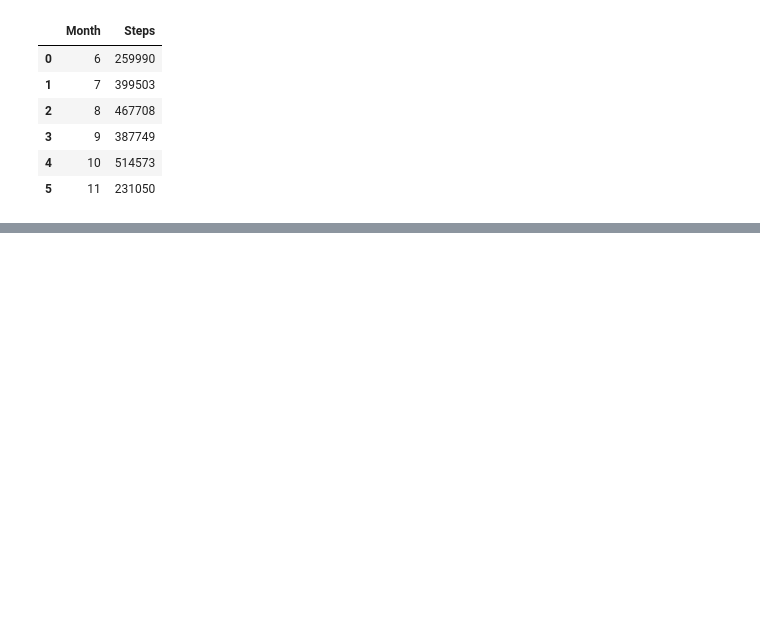
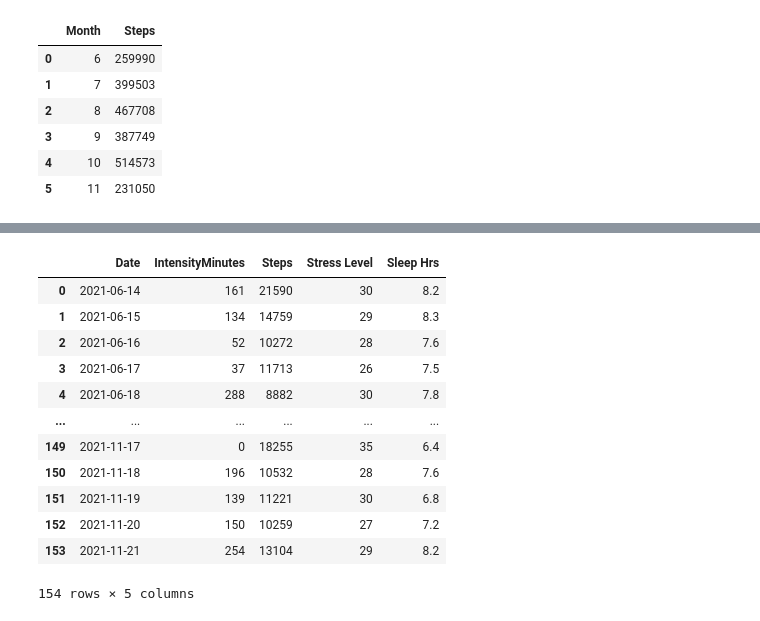
Before and after one commit to jace-kline/math582-finalproject, a Jupyter notebook: clean.ipynb, the cells around one changed output, grey strips where cells are left out. Drawn from its saved outputs; the diff is of its cells as text; code cells hidden in the pictures; blank space fills up the shorter version.

```diff
--- a/clean.ipynb
+++ b/clean.ipynb
@@ -99,3 +99,7 @@ restingHeartRateWeekly
 | 22 | 2021-11-07 | 47 |
 | 23 | 2021-11-14 | 48 |
 | 24 | 2021-11-21 | 49 |
+# %%
+sleepTimeDaily = read_data("SleepTime/SleepTime-daily.csv", parse_dates=True)
+sleepTimeDaily = sleepTimeDaily[sleepTimeDaily['Sleep Hrs'] > 0]
+sleepTimeDaily
@@ -168,3 +186,6 @@ stepsMonthly
 | 3 | 9 | 387749 |
 | 4 | 10 | 514573 |
 | 5 | 11 | 231050 |
+# %%
+stressLevelDaily = read_data("StressLevel/StressLevel-daily.csv", parse_dates=True)
+stressLevelDaily
@@ -170,0 +281,17 @@ stepsMonthly
+# %%
+daily = pd.concat([df.set_index('Date') for df in daily_metrics], axis=1, join='inner').reset_index()
+daily
+# %% [output]
+|  | Date | IntensityMinutes | Steps | Stress Level | Sleep Hrs |
+| 0 | 2021-06-14 | 161 | 21590 | 30 | 8.2 |
+| 1 | 2021-06-15 | 134 | 14759 | 29 | 8.3 |
+| 2 | 2021-06-16 | 52 | 10272 | 28 | 7.6 |
+| 3 | 2021-06-17 | 37 | 11713 | 26 | 7.5 |
+| 4 | 2021-06-18 | 288 | 8882 | 30 | 7.8 |
+| ... | ... | ... | ... | ... | ... |
+| 149 | 2021-11-17 | 0 | 18255 | 35 | 6.4 |
+| 150 | 2021-11-18 | 196 | 10532 | 28 | 7.6 |
+| 151 | 2021-11-19 | 139 | 11221 | 30 | 6.8 |
+| 152 | 2021-11-20 | 150 | 10259 | 27 | 7.2 |
+| 153 | 2021-11-21 | 254 | 13104 | 29 | 8.2 |
+154 rows × 5 columns
```
Also changed, not shown: parts of 9 cells of this notebook, 5 other files.
